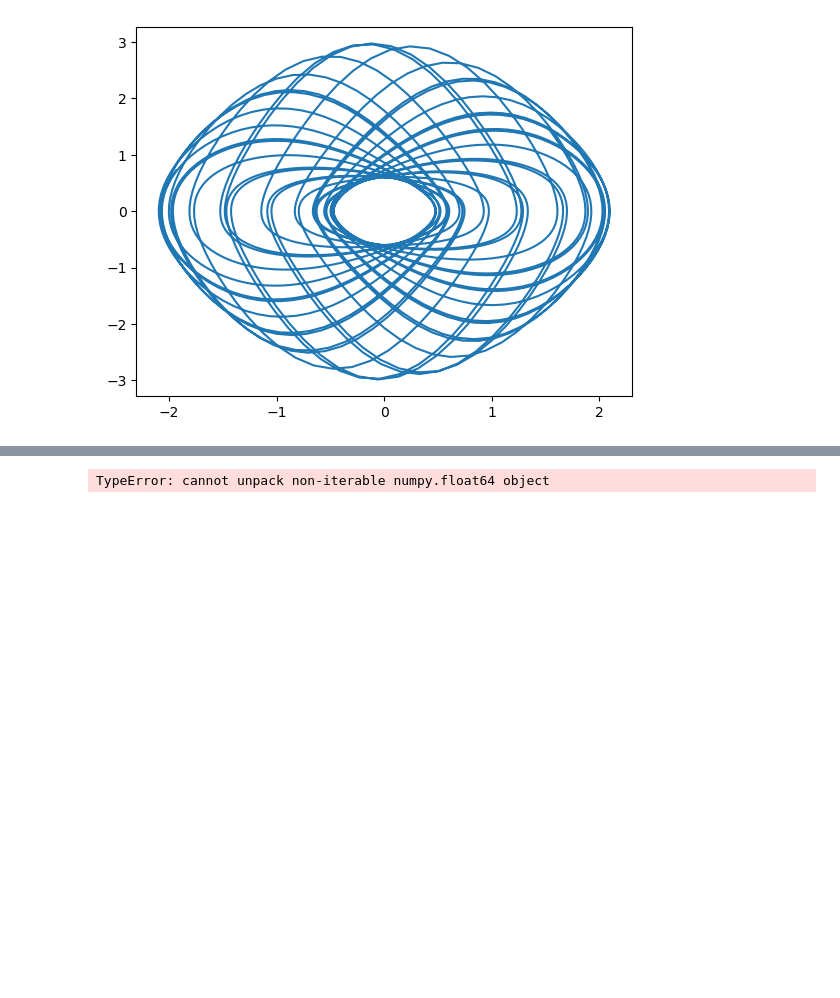
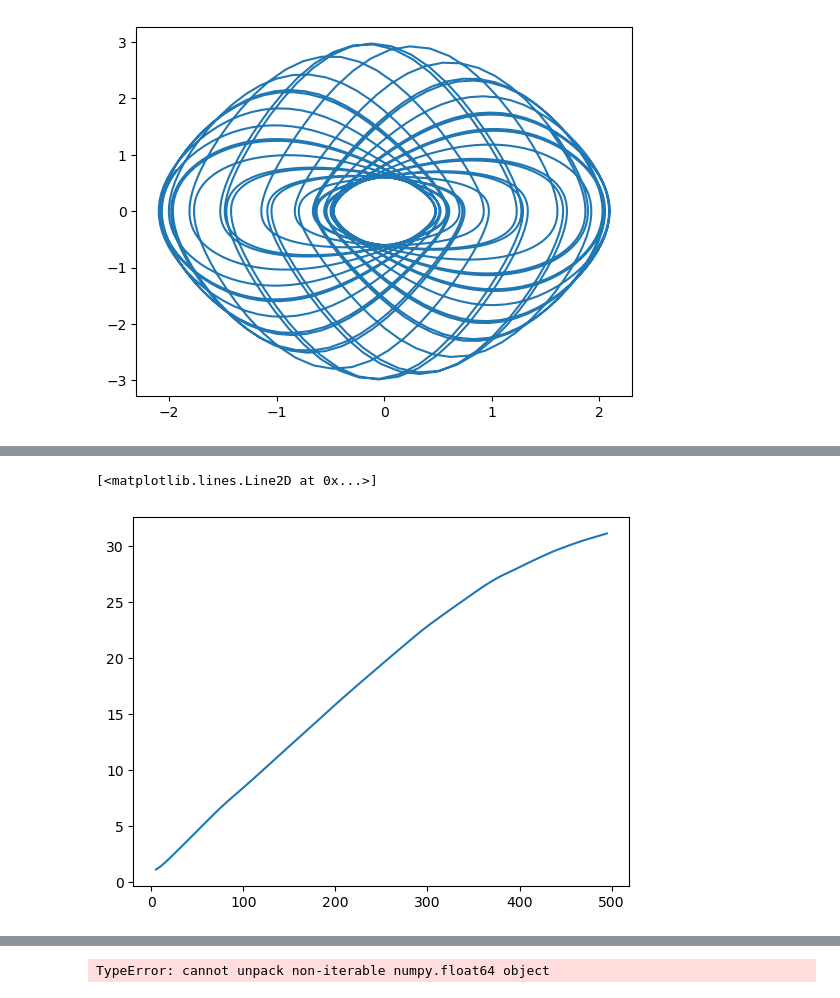
Before and after one commit to mitchellostrow/nn_delay_embeddings, a Jupyter notebook: notebooks/4-30-24 testing_dynamic_quantities.ipynb, the cells around one changed output, grey strips where cells are left out. Saved outputs shown, nothing was run; the diff lists cells and outputs as text; code cells hidden in the pictures; blank space fills up the shorter version.

```diff
--- a/notebooks/4-30-24 testing_dynamic_quantities.ipynb
+++ b/notebooks/4-30-24 testing_dynamic_quantities.ipynb
@@ -60,3 +93,8 @@ E.shape
+# %%
+plt.plot(ar,prs)
+# %% [output]
+[<matplotlib.lines.Line2D at 0x...>]
+[figure, added]
 # %%
 # plot top 3 dimensions of the delay embedding after PCA
 from sklearn.decomposition import PCA
```
Also changed, not shown: parts of 3 cells of this notebook, 4 other files.
